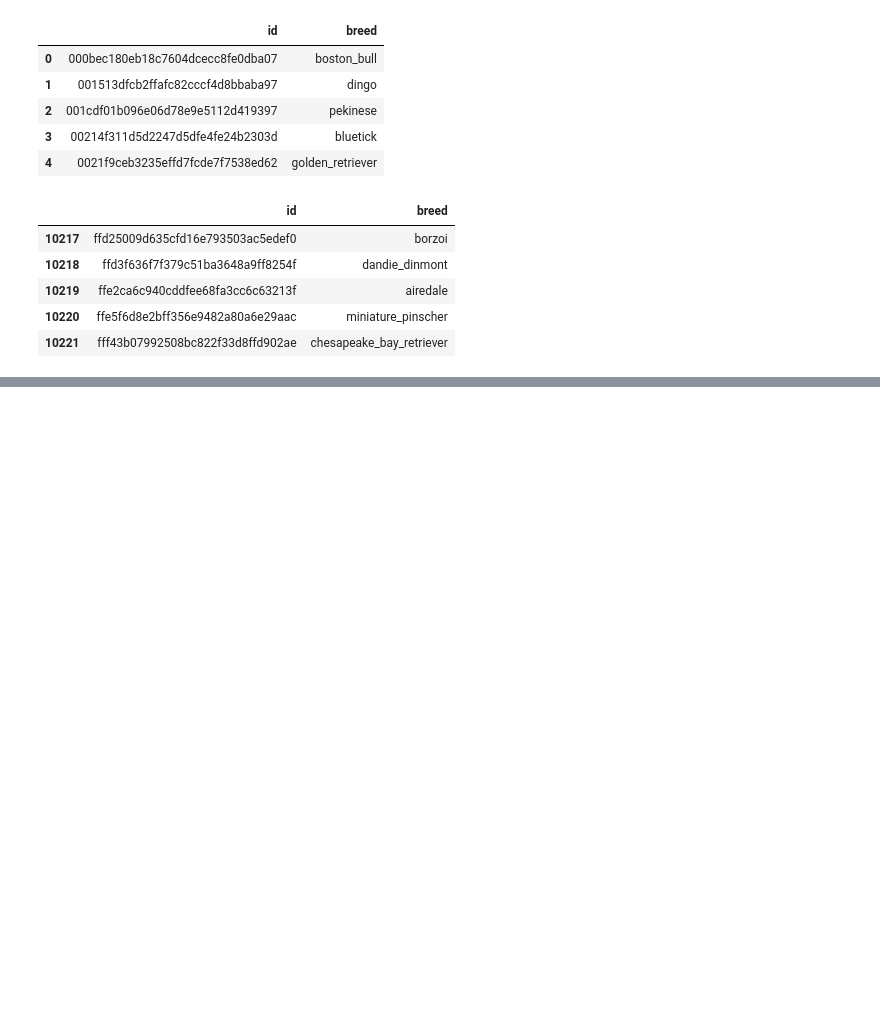
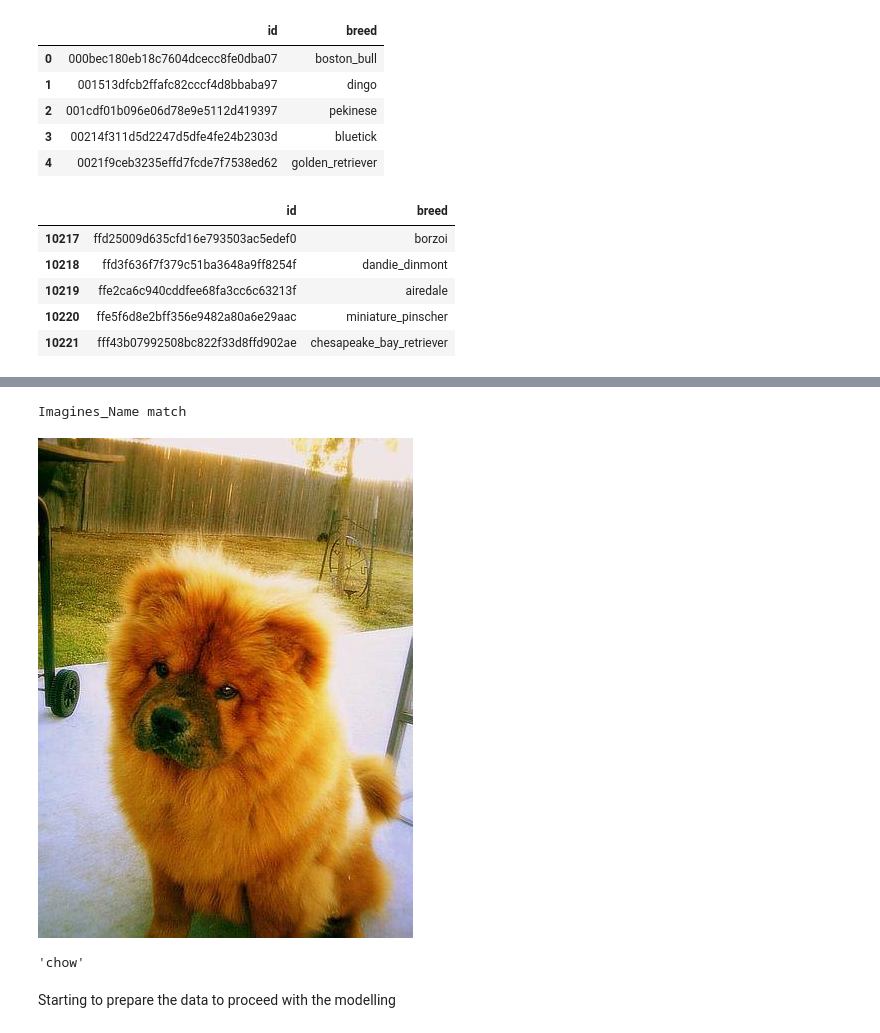
Before and after one commit to luizgmattos/Machine-Learning, a Jupyter notebook: DogBreed_Identification/DogBreed_Identification.ipynb, the cells around one changed output, grey strips where cells are left out. Drawn from its saved outputs; the diff is of its cells as text; code cells hidden in the pictures; blank space fills up the shorter version.

```diff
--- a/DogBreed_Identification/DogBreed_Identification.ipynb
+++ b/DogBreed_Identification/DogBreed_Identification.ipynb
@@ -85,0 +117,3 @@ dog_labels["breed"].value_counts().plot.bar(figsize=(20,10));
+# %%
+images_name = ["C:/Users/dnek/Desktop/GitHub_Datasets/DogBreed_Dataset/train/"+ iname +".jpg" for iname in dog_labels["id"]]
+images_name[:10]
@@ -85,0 +148,17 @@ dog_labels["breed"].value_counts().plot.bar(figsize=(20,10));
+# %%
+if len(os.listdir("C:/Users/dnek/Desktop/GitHub_Datasets/DogBreed_Dataset/train/")) == len(images_name):
+    print("Imagines_Name match")
+else:
+    print("Does not match")
+# %% [output]
+Imagines_Name match
+# %%
+Image(images_name[8310])
+# %% [output]
+[figure, added]
+# %%
+dog_labels["breed"][8310]
+# %% [output]
+'chow'
+# %% [markdown]
+Starting to prepare the data to proceed with the modelling
```
Also changed, not shown: parts of 42 cells of this notebook.
